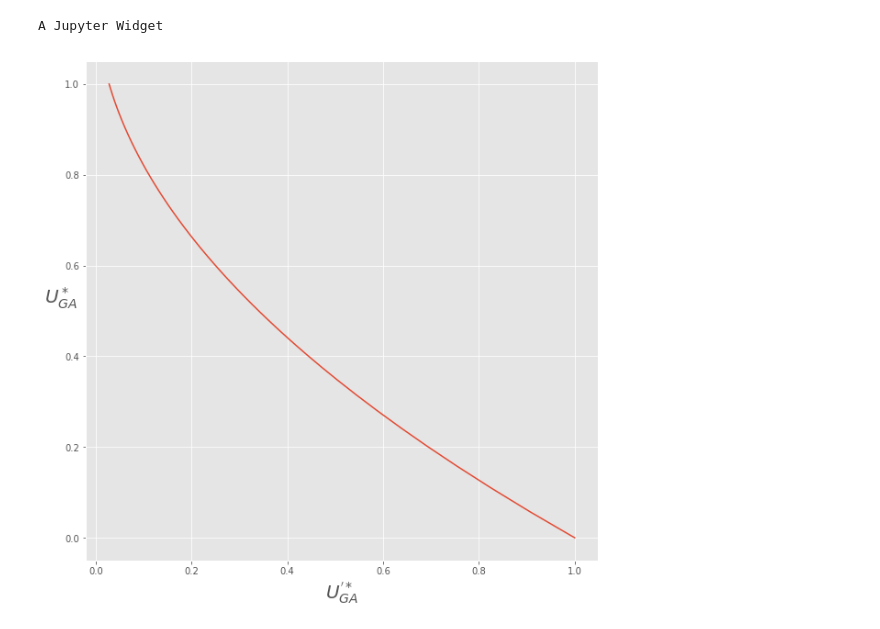
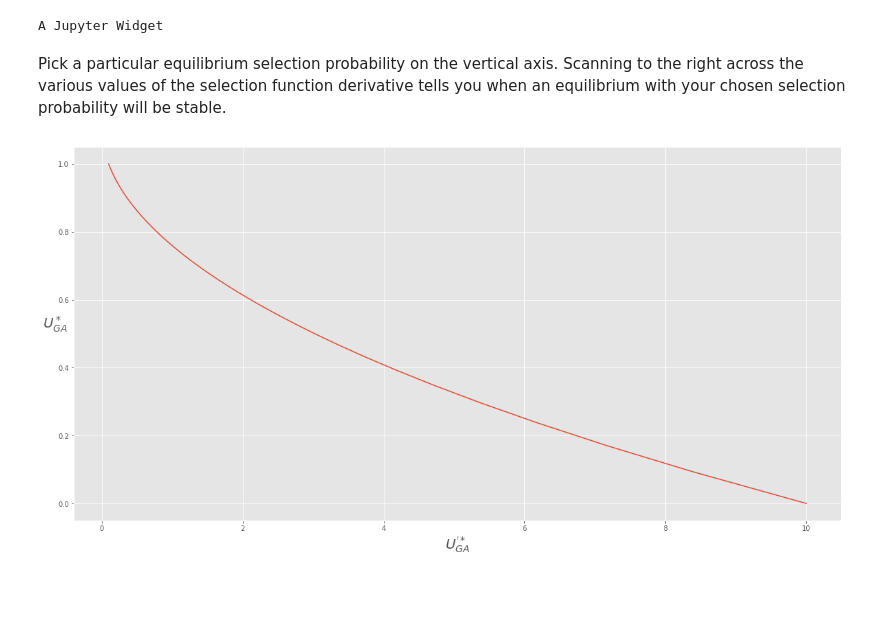
Before and after one commit to davidrpugh/evolution-of-social-behavior, a Jupyter notebook: monomorphic-gamma-model.ipynb, the cells around one changed output. Drawn from its saved outputs; the diff is of its cells as text; code cells hidden in the pictures; blank space fills up the shorter version.

```diff
--- a/monomorphic-gamma-model.ipynb
+++ b/monomorphic-gamma-model.ipynb
@@ -244,15 +244,19 @@ w = widgets.interactive(plot_jacobian, T=T_slider, R=R_slider, P=P_slider, S=S_s
 display(w)
 # %% [output]
 A Jupyter Widget
+# %% [markdown]
+Pick a particular equilibrium selection probability on the vertical axis. Scanning to the right across the various values of the selection function derivative tells you when an equilibrium with your chosen selection probability will be stable.
 # %%
-# I want the selection function to "wander" through
-fig, ax = plt.subplots(1, 1, figsize=(10, 10))
+# I want to plot the selection function on top of the contour plot above.
+# possibly also plot the LPE and then play around with the parameters and show
+# how the stable equilibria are always in regions where the contour is negative!
+fig, ax = plt.subplots(1, 1, figsize=(20, 10))
 xs = np.linspace(0, 1, 100)
-u_derivs = selection_functions.kirkpatrick_selection_derivative(xs, 6.0)
-us = selection_functions.kirkpatrick_selection(xs, 6.0)
+u_derivs = selection_functions.kirkpatrick_selection_derivative(xs, 10.0)
+us = selection_functions.kirkpatrick_selection(xs, 10.0)
 ax.plot(u_derivs, us)
 ax.set_ylabel(r"$U_{GA}^*$", fontsize=20, rotation="horizontal")
 ax.set_xlabel(r"$U_{GA}^{'*}$", fontsize=20)
 plt.show()
 # %% [output]
-[figure, old version]
+[figure, new version]
```
Also changed, not shown: parts of 3 cells of this notebook.
